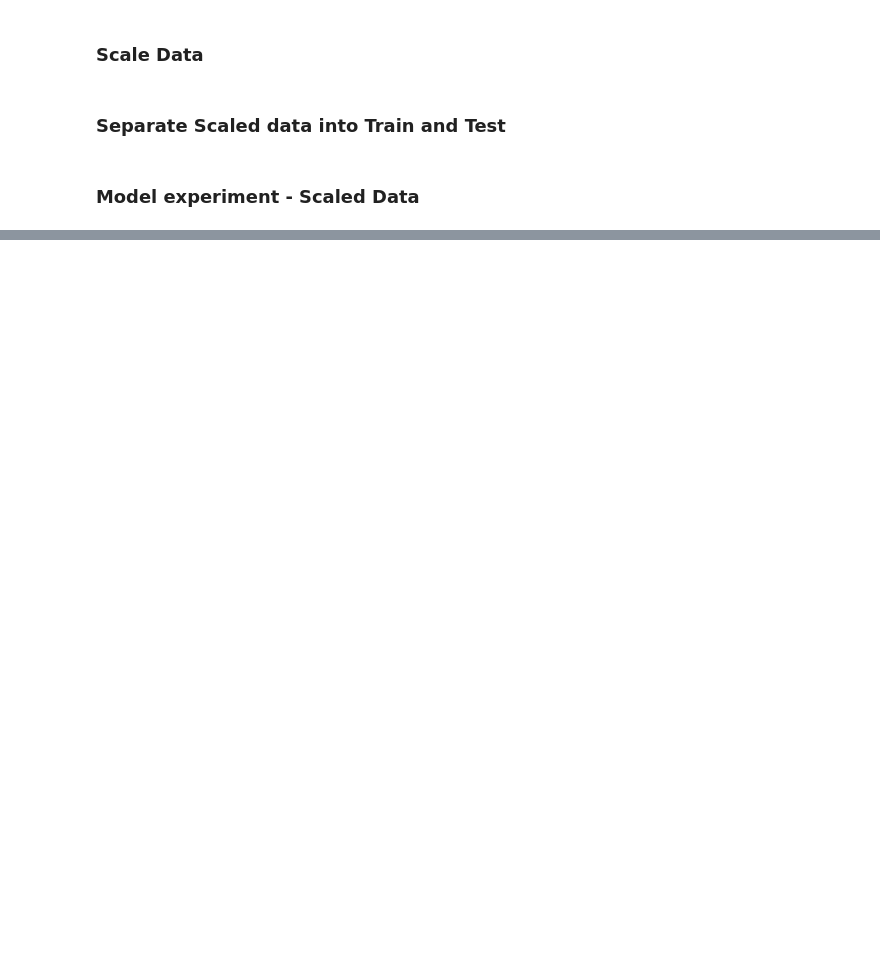
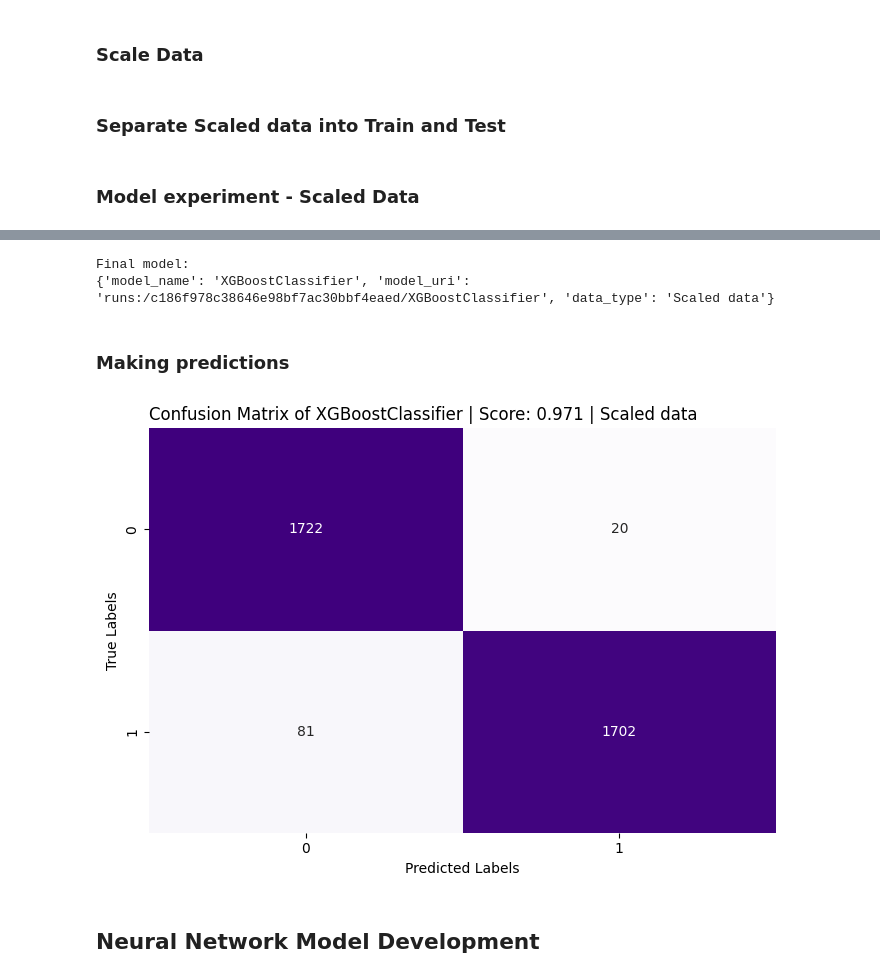
Before and after one commit to ViniAndrade10/equipament-maintenance-prediction, a Jupyter notebook: notebooks/analysis_equipament_maintenance_prediction.ipynb, the cells around one changed output, grey strips where cells are left out. Drawn from its saved outputs; the diff is of its cells as text; code cells hidden in the pictures; blank space fills up the shorter version.

Commit message:
Finishing classic models experiments and applying some changes into the Scale process

```diff
--- a/notebooks/analysis_equipament_maintenance_prediction.ipynb
+++ b/notebooks/analysis_equipament_maintenance_prediction.ipynb
@@ -650,0 +708,11 @@ Fitting 3 folds for each of 4 candidates, totalling 12 fits
+# %%
+all_tested_models = get_all_models("testing_experiment")
+models = get_ideal_models(all_tested_models)
+model = get_best_model_uri(models)
+
+print(f"Final model:\n{model}")
+# %% [output]
+Final model:
+{'model_name': 'XGBoostClassifier', 'model_uri': 'runs:/c186f978c38646e98bf7ac30bbf4eaed/XGBoostClassifier', 'data_type': 'Scaled data'}
+# %% [markdown]
+### Making predictions
@@ -650,0 +734,12 @@ Fitting 3 folds for each of 4 candidates, totalling 12 fits
+# %%
+plt.figure(figsize=(7, 5))
+sns.heatmap(conf_matrix, annot=True, cbar=False, fmt="d", cmap="Purples")
+plt.xlabel("Predicted Labels")
+plt.ylabel("True Labels")
+plt.title(f"Confusion Matrix of {model["model_name"]} | Score: {np.round(acc_score, 3)} | {model["data_type"]}", loc="left")
+plt.tight_layout()
+plt.show();
+# %% [output]
+[figure, added]
+# %% [markdown]
+## Neural Network Model Development
```
Also changed, not shown: parts of 19 cells of this notebook.
